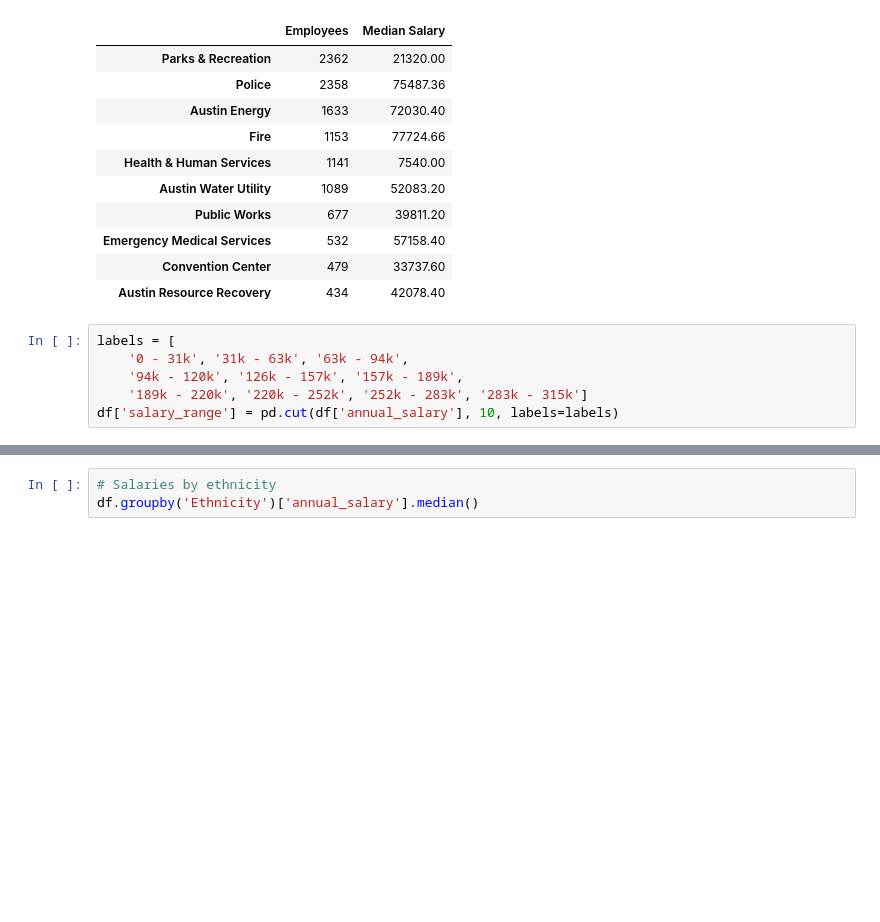
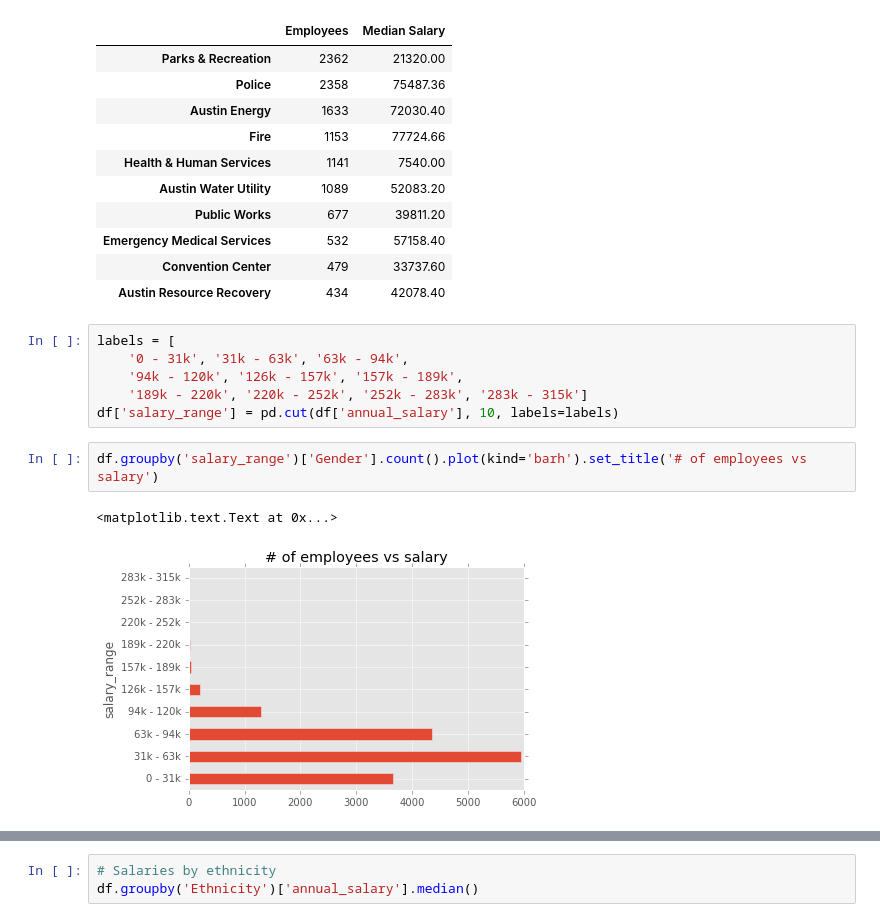
Before and after one commit to malev/codingnews.info, a Jupyter notebook: notebooks/austin_employees.ipynb, the cells around one changed output, grey strips where cells are left out. Drawn from its saved outputs; the diff is of its cells as text; blank space fills up the shorter version.

```diff
--- a/notebooks/austin_employees.ipynb
+++ b/notebooks/austin_employees.ipynb
@@ -81,5 +81,10 @@ labels = [
     '94k - 120k', '126k - 157k', '157k - 189k',
     '189k - 220k', '220k - 252k', '252k - 283k', '283k - 315k']
 df['salary_range'] = pd.cut(df['annual_salary'], 10, labels=labels)
+# %%
+df.groupby('salary_range')['Gender'].count().plot(kind='barh').set_title('# of employees vs salary')
+# %% [output]
+<matplotlib.text.Text at 0x...>
+[figure, added]
 # %%
 # Number of F employees by salary
```
Also changed, not shown: parts of 6 cells of this notebook, 4 other files.
